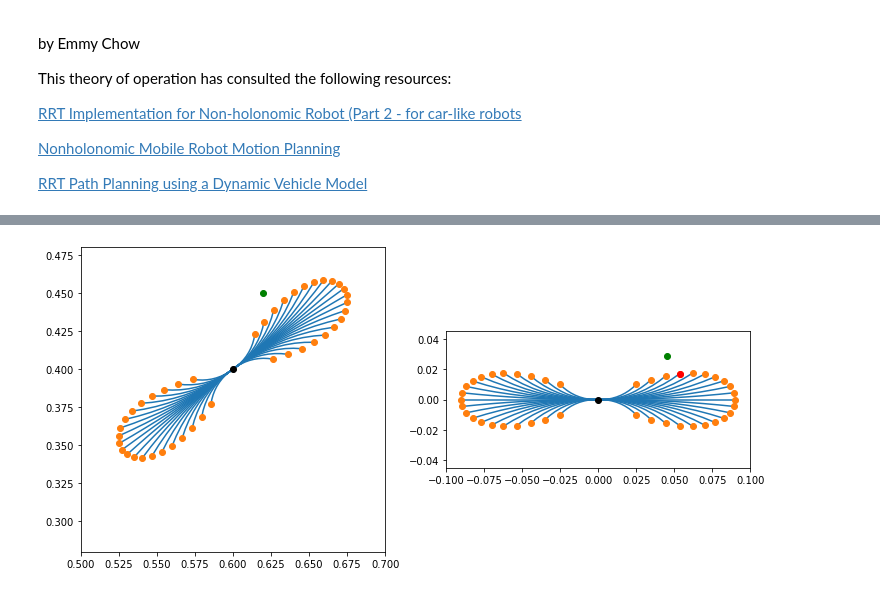
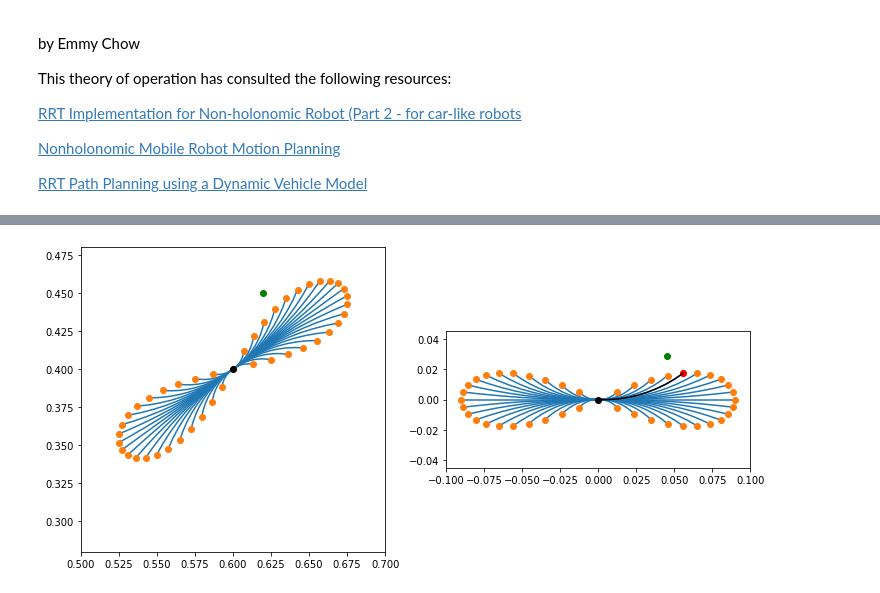
Before and after one commit to EmDash00/NonholonomicRRT, a Jupyter notebook: Theory of Operation.ipynb, the cells around one changed output, grey strips where cells are left out. Cells and saved outputs as stored; diff of their text form; code cells hidden in the pictures.

```diff
--- a/Theory of Operation.ipynb
+++ b/Theory of Operation.ipynb
@@ -12,10 +12,27 @@ This theory of operation has consulted the following resources:
 [RRT Path Planning using a Dynamic Vehicle Model](https://www.cs.cmu.edu/~motionplanning/reading/rosssiddpresentation.pdf)
 # %%
 import matplotlib.pyplot as plt
-import kdtree
 from mtree import MTree
-from src.rrtutil import dist2, diff
+from src.rrtutil import dist, dist2, diff
 import numpy as np
+
+
+class RRTNode(ndarray):
+    def __new__(cls, arr: ArrayLike):
+        n = asarray(arr).view(cls)
+        return (n)
+
+    # This is how you add properties to ndarray subclasses evidently.
+    def __array_finalize__(self, obj):
+        if obj is not None:
+            # [phi, v, (start_t_idx, stop_t_idx), phi_idx]
+            self.u = getattr(obj, 'u', [None] * 4)
+            self.parent = getattr(obj, 'parent', None)
+
+            # Deques have O(1) insertion at the end, no reallactions necessary!
+            self.children = getattr(obj, 'children', deque())
+
+
 
 
 def rotate(n, theta):
@@ -167,16 +171,11 @@ array([[-0.02505154,  0.01001818,  0.13622881],
-# %%
-primative_tree = MTree(dist)
-for c in plus_minus(candidates):
-    primative_tree.add(c)
 # %%
 p = np.array([0.6, 0.4, 0.1])
 n = np.array([0.62, 0.45, 0.2])
 
 x = rotate(diff(n, p), -p[2] * 2 * pi)
-n_primative = primative_tree.search(x)[0].obj  # nearest primative
+n_primative = primative_tree[idx].search(x)[0].obj  # nearest primative
 
 print(x)
 print(n_primative)
-print(dist(x, n_primative))
 # %% [output]
 [0.0455696  0.02869514 0.1       ]
@@ -212,8 +189,8 @@ ax[0].set_ylim([0.28, 0.48])
 ax[1].set_xlim([-0.1, 0.1])
 ax[1].set_ylim([-0.045, 0.045])
 
-for i in range(primatives.shape[1]):
-    paths = rotate(primatives[:, i, :2].T.copy(), 2 * pi * p[2]).T
+for i in range(primatives[idx].shape[1]):
+    paths = rotate(primatives[idx, :, i, :2].T.copy(), 2 * pi * p[2]).T
 
     ax[0].plot(
         paths[:, 0] + p[0],
@@ -222,37 +199,38 @@ for i in range(primatives.shape[1]):
 
     ax[0].plot(
         -paths[:, 0] + p[0],
         -paths[:, 1] + p[1], 'C0'
     )
 
 ax[0].plot(p[0], p[1], 'ko')
 ax[0].plot(n[0], n[1], 'go')
 
-path_ends = rotate(candidates[:, :2].T.copy(), 2 * pi * p[2]).T
+path_ends = rotate(candidates[idx, :, :2].T.copy(), 2 * pi * p[2]).T
 
 ax[0].plot(
     path_ends[:, 0] + p[0],
     path_ends[:, 1] + p[1],
     'C1o'
 )
 
 ax[0].plot(
     -path_ends[:, 0] + p[0],
     -path_ends[:, 1] + p[1],
     'C1o'
 )
 
-for i in range(primatives.shape[1]):
-    ax[1].plot(primatives[:, i, 0], primatives[:, i, 1], 'C0')
-    ax[1].plot(-primatives[:, i, 0], -primatives[:, i, 1], 'C0')
+for i in range(primatives[idx].shape[1]):
+    ax[1].plot(primatives[idx, :, i, 0], primatives[idx, :, i, 1], 'C0')
+    ax[1].plot(neg_prim[idx, :, i, 0], neg_prim[idx, :, i, 1], 'C0')
 
 ax[1].plot(0, 0, 'ko')
-ax[1].plot(candidates[:, 0],  candidates[:, 1], 'C1o')
-ax[1].plot(-candidates[:, 0],  -candidates[:, 1], 'C1o')
+ax[1].plot(candidates[idx, :, 0],  candidates[idx, :, 1], 'C1o')
+ax[1].plot(-candidates[idx, :, 0],  -candidates[idx, :, 1], 'C1o')
 
 ax[1].plot(x[0], x[1], 'go')
 ax[1].plot(n_primative[0], n_primative[1], 'ro')
+ax[1].plot(n_primative.u[2][:, 0], n_primative.u[2][:, 1], 'k')
 
 plt.show()
 # %% [output]
-[figure, old version]
+[figure, new version]
```
Also changed, not shown: parts of 8 cells of this notebook, 3 other files.
